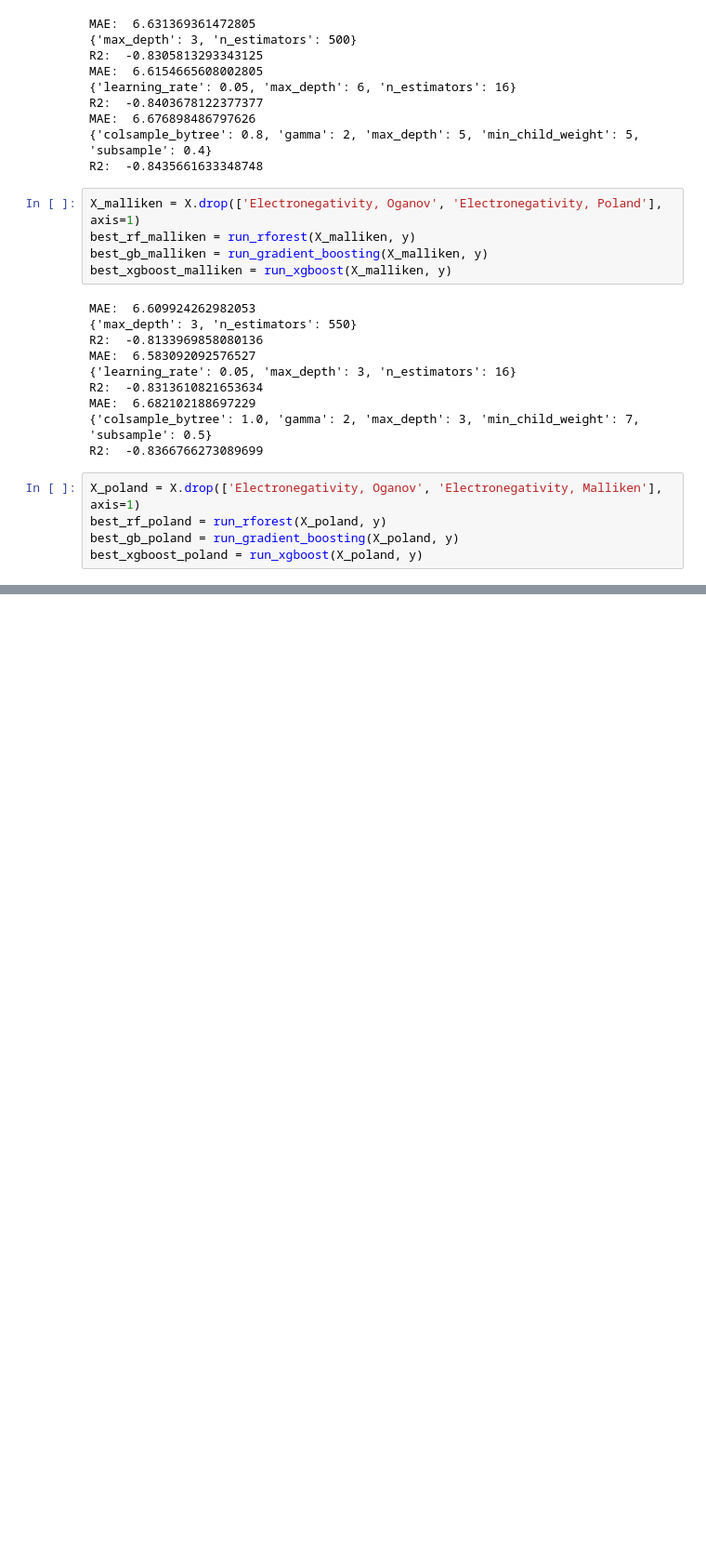
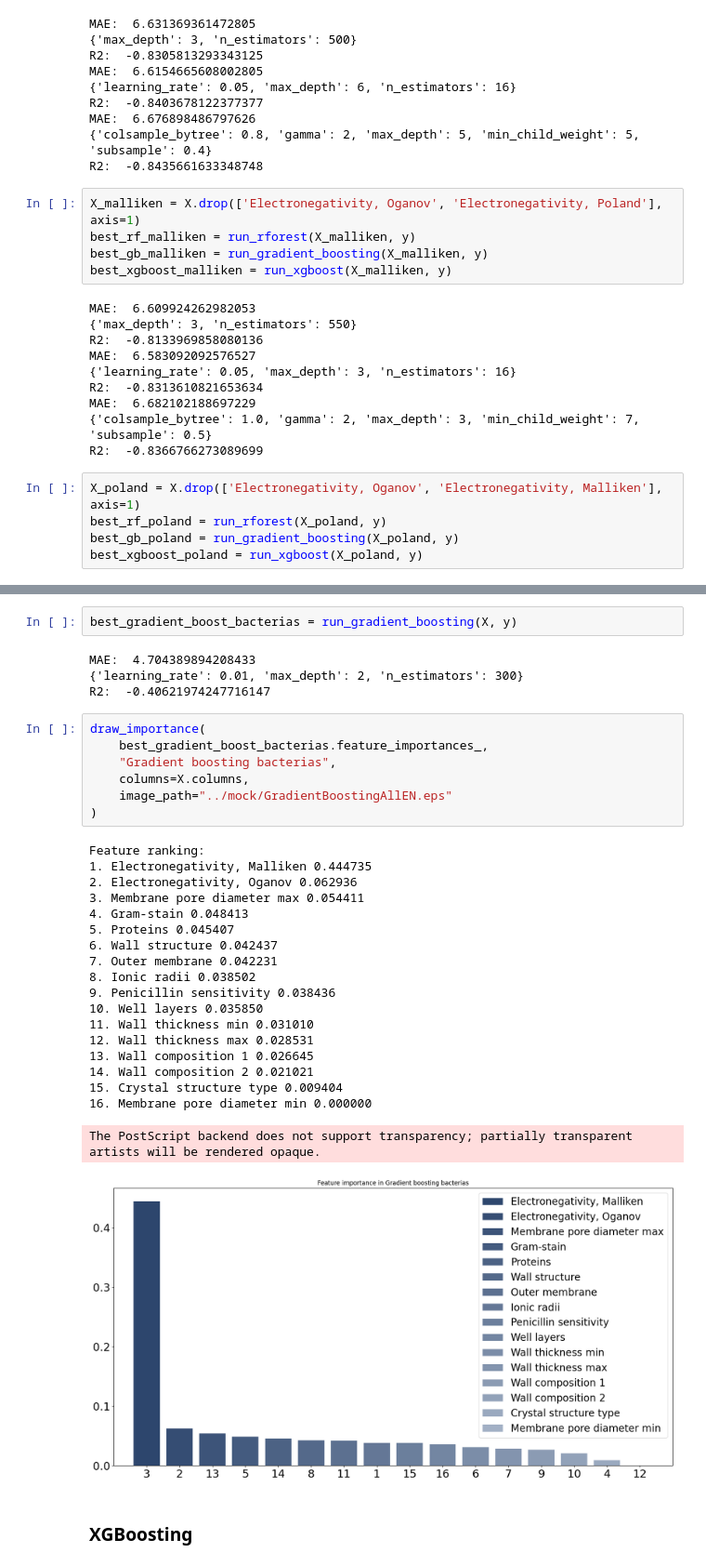
Before and after one commit to Kumokage/ChemML, a Jupyter notebook: notebooks/AntiBio/ElectronegativityTest.ipynb, the cells around one changed output, grey strips where cells are left out. Shown at 93% size. Drawn from its saved outputs; the diff is of its cells as text; blank space fills up the shorter version.

```diff
--- a/notebooks/AntiBio/ElectronegativityTest.ipynb
+++ b/notebooks/AntiBio/ElectronegativityTest.ipynb
@@ -364,0 +470,35 @@ best_xgboost_poland = run_xgboost(X_poland, y)
+# %%
+best_gradient_boost_bacterias = run_gradient_boosting(X, y)
+# %% [output]
+MAE:  4.704389894208433
+{'learning_rate': 0.01, 'max_depth': 2, 'n_estimators': 300}
+R2:  -0.40621974247716147
+# %%
+draw_importance(
+    best_gradient_boost_bacterias.feature_importances_,
+    "Gradient boosting bacterias",
+    columns=X.columns,
+    image_path="../mock/GradientBoostingAllEN.eps"
+)
+# %% [output]
+Feature ranking:
+1. Electronegativity, Malliken 0.444735
+2. Electronegativity, Oganov 0.062936
+3. Membrane pore diameter max 0.054411
+4. Gram-stain 0.048413
+5. Proteins 0.045407
+6. Wall structure 0.042437
+7. Outer membrane 0.042231
+8. Ionic radii 0.038502
+9. Penicillin sensitivity 0.038436
+10. Well layers 0.035850
+11. Wall thickness min 0.031010
+12. Wall thickness max 0.028531
+13. Wall composition 1 0.026645
+14. Wall composition 2 0.021021
+15. Crystal structure type 0.009404
+16. Membrane pore diameter min 0.000000
+The PostScript backend does not support transparency; partially transparent artists will be rendered opaque.
+[figure, added]
+# %% [markdown]
+### XGBoosting
```
Also changed, not shown: parts of 16 cells of this notebook.
